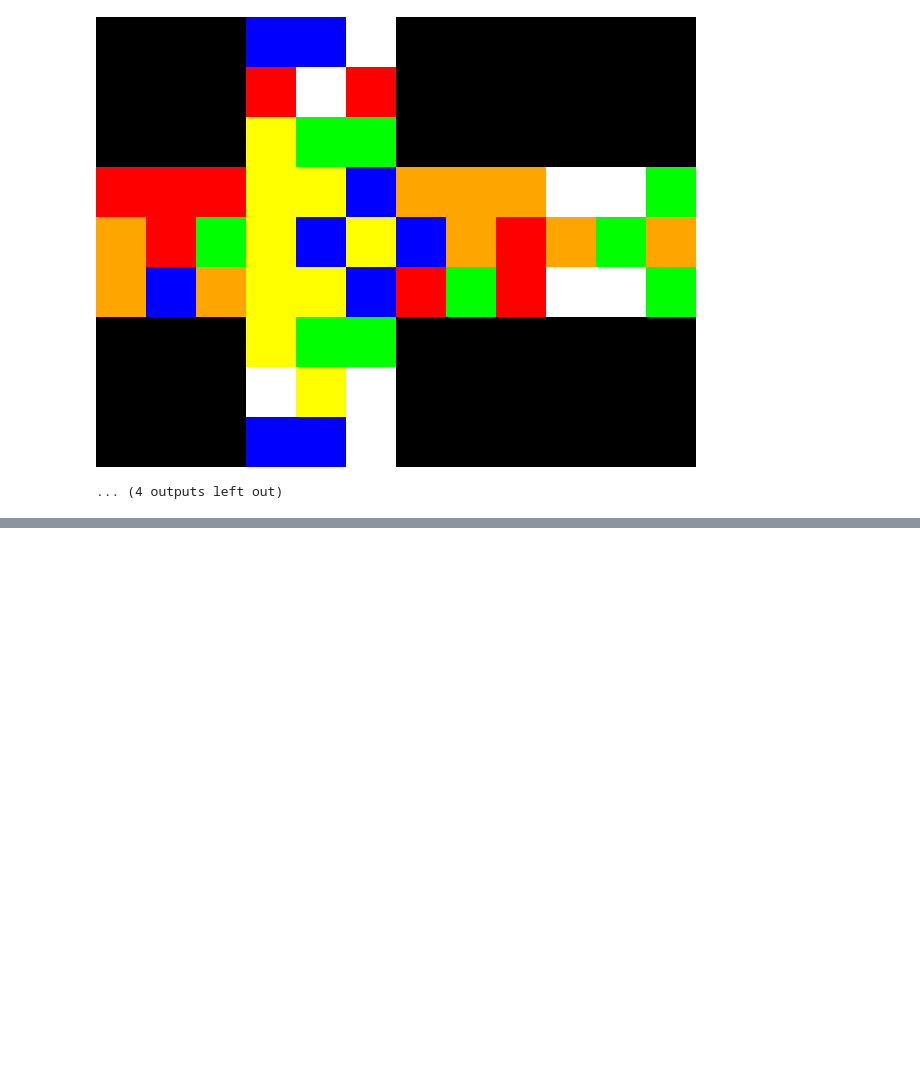
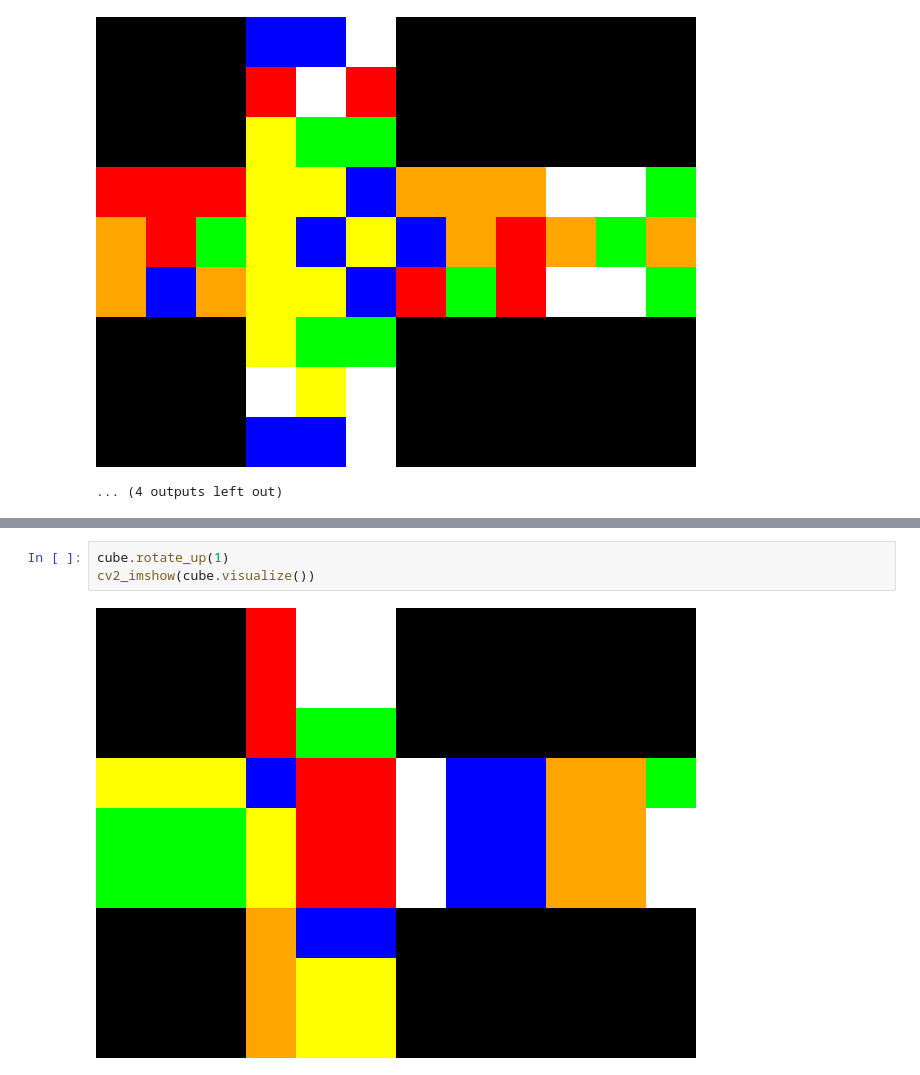
Before and after one commit to duspic/RubiksCubeNumpy, a Jupyter notebook: Rubik.ipynb, the cells around one changed output, grey strips where cells are left out. Drawn from its saved outputs; the diff is of its cells as text; blank space fills up the shorter version.

```diff
--- a/Rubik.ipynb
+++ b/Rubik.ipynb
@@ -298,0 +595,5 @@ for k,v in rot_log.items():
+# %%
+cube.rotate_up(1)
+cv2_imshow(cube.visualize())
+# %% [output]
+[figure, added]
```
Also changed, not shown: parts of 5 cells of this notebook.
